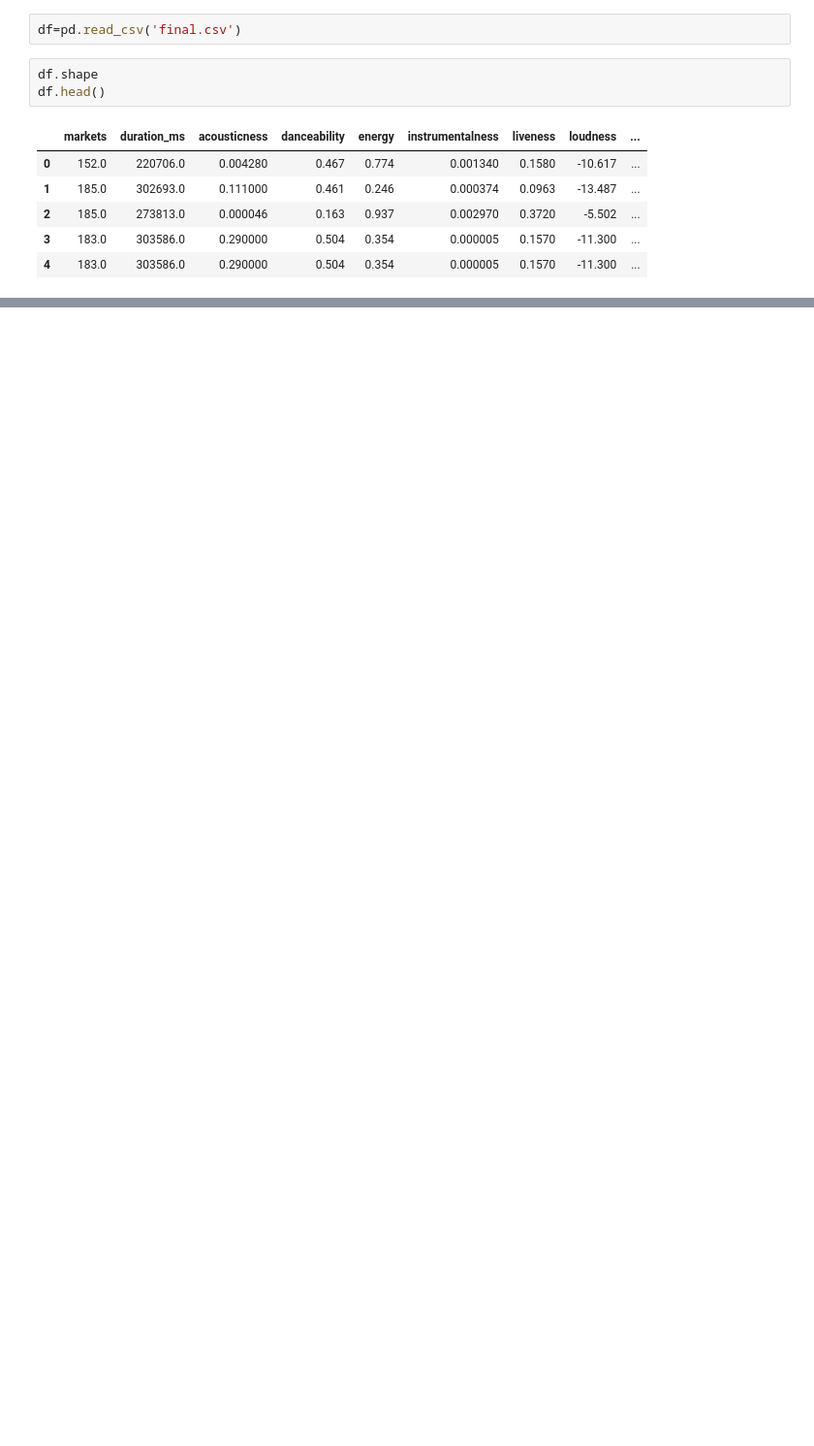
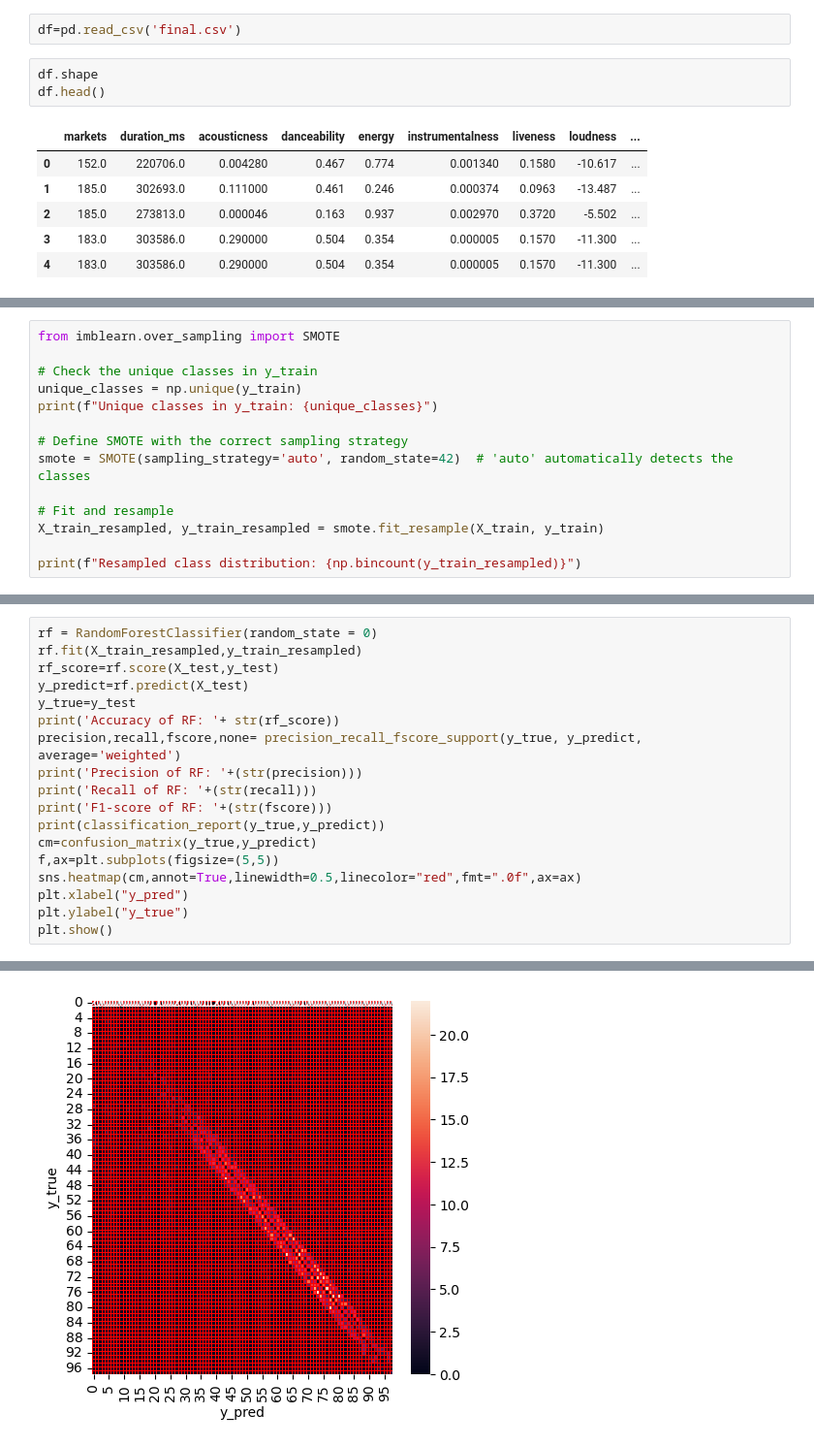
Before and after one commit to samthe030201/Nissan-Elective-Microproject, a Jupyter notebook: Micro Project.ipynb, the cells around one changed output, grey strips where cells are left out. Shown at 97% size. Cells and saved outputs as stored; diff of their text form; blank space fills up the shorter version.

```diff
--- a/Micro Project.ipynb
+++ b/Micro Project.ipynb
@@ -326,0 +350,14 @@ weighted avg       0.01      0.01      0.01      5836
+# %%
+from imblearn.over_sampling import SMOTE
+
+# Check the unique classes in y_train
+unique_classes = np.unique(y_train)
+print(f"Unique classes in y_train: {unique_classes}")
+
+# Define SMOTE with the correct sampling strategy
+smote = SMOTE(sampling_strategy='auto', random_state=42)  # 'auto' automatically detects the classes
+
+# Fit and resample
+X_train_resampled, y_train_resampled = smote.fit_resample(X_train, y_train)
+
+print(f"Resampled class distribution: {np.bincount(y_train_resampled)}")
@@ -326,0 +377,19 @@ weighted avg       0.01      0.01      0.01      5836
+# %%
+rf = RandomForestClassifier(random_state = 0)
+rf.fit(X_train_resampled,y_train_resampled)
+rf_score=rf.score(X_test,y_test)
+y_predict=rf.predict(X_test)
+y_true=y_test
+print('Accuracy of RF: '+ str(rf_score))
+precision,recall,fscore,none= precision_recall_fscore_support(y_true, y_predict, average='weighted')
+print('Precision of RF: '+(str(precision)))
+print('Recall of RF: '+(str(recall)))
+print('F1-score of RF: '+(str(fscore)))
+print(classification_report(y_true,y_predict))
+cm=confusion_matrix(y_true,y_predict)
+f,ax=plt.subplots(figsize=(5,5))
+sns.heatmap(cm,annot=True,linewidth=0.5,linecolor="red",fmt=".0f",ax=ax)
+plt.xlabel("y_pred")
+plt.ylabel("y_true")
+plt.show()
+# %% [output]
@@ -326,0 +413 @@ weighted avg       0.01      0.01      0.01      5836
+[figure, added]
```
Also changed, not shown: parts of 33 cells of this notebook, 1 other file.
